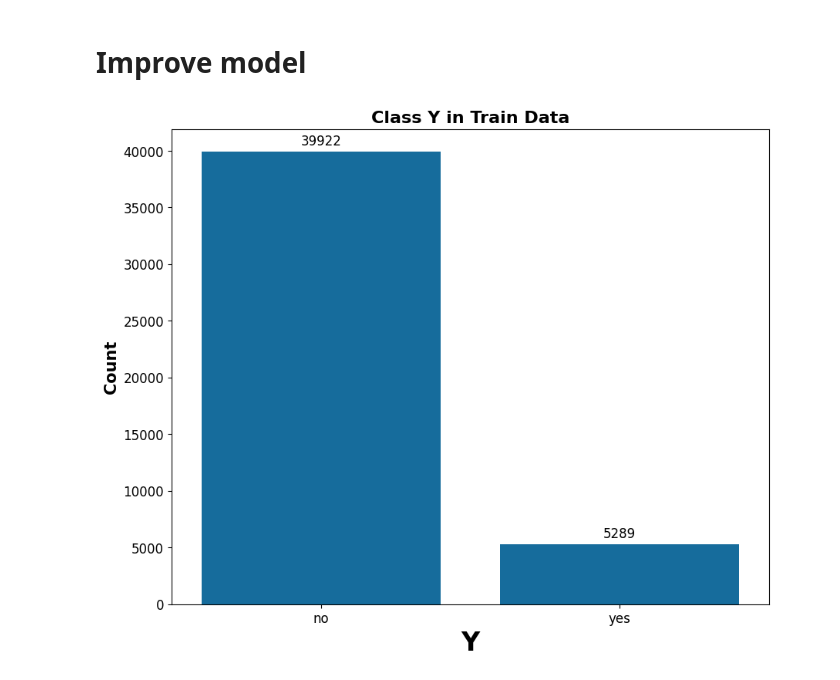
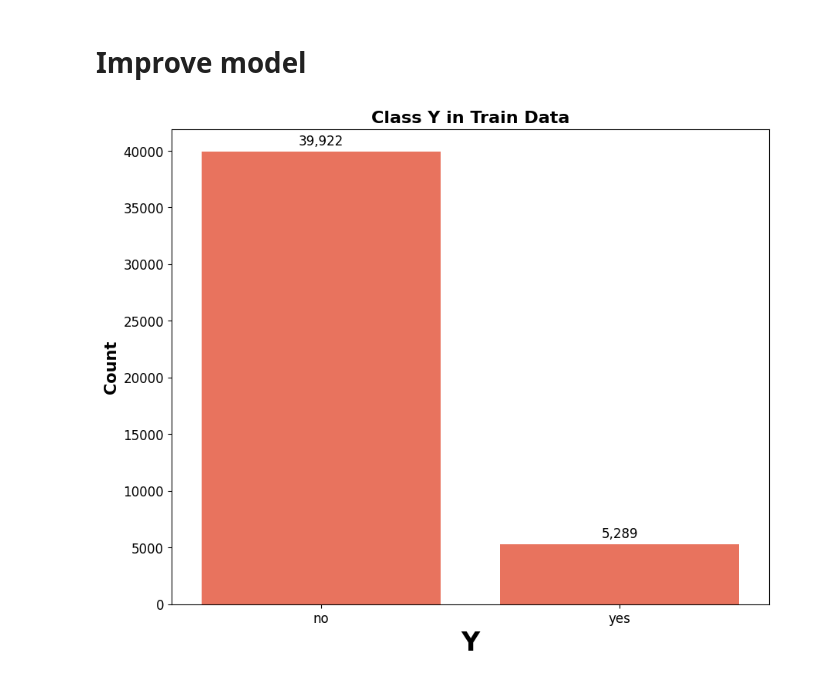
Before and after one commit to accesable/ML_Final, a Jupyter notebook: code/main.ipynb, the cells around one changed output. Cells and saved outputs as stored; diff of their text form; code cells hidden in the pictures.

```diff
--- a/code/main.ipynb
+++ b/code/main.ipynb
@@ -658,28 +659,27 @@ Test Accuracy: 0.8606503009796143
 # Improve model
 # %%
 # Handle imbalance
-custom_palette = ["#0072B2", "#ADD8E6"]
+custom_colors = ["#FF6347", "#00FA9A"]
 
 plt.figure(figsize=(10, 8))
 
-sns.set_palette(custom_palette)
+sns.set_palette(custom_colors)
 ax = sns.countplot(x='y', data=train_df)
-
 for p in ax.patches:
-    ax.annotate(format(p.get_height(), '.0f'),
+    ax.annotate(f'{p.get_height():,.0f}',
                 (p.get_x() + p.get_width() / 2., p.get_height()),
-                ha = 'center', va = 'center',
-                xytext = (0, 10),
-                textcoords = 'offset points',
+                ha='center', va='center',
+                xytext=(0, 10),
+                textcoords='offset points',
                 fontsize=12,
                 color='black')
 
 plt.title('Class Y in Train Data', fontweight='bold', fontsize=16)
 plt.xlabel('Y', fontsize=24,fontweight='bold')
 plt.ylabel('Count', fontsize=15,fontweight='bold')
 plt.xticks(fontsize=12)
 plt.yticks(fontsize=12)
 
 plt.show()
 # %% [output]
-[figure, old version]
+[figure, new version]
```
Also changed, not shown: parts of 3 cells of this notebook.
